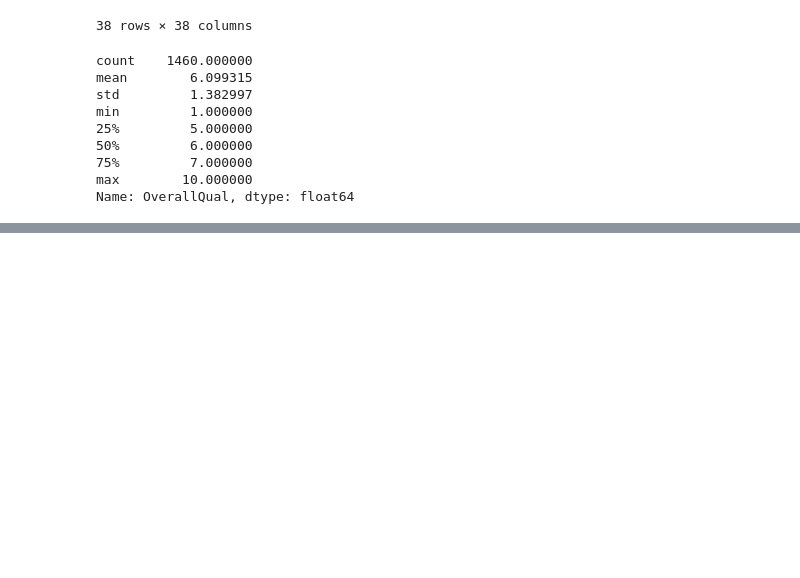
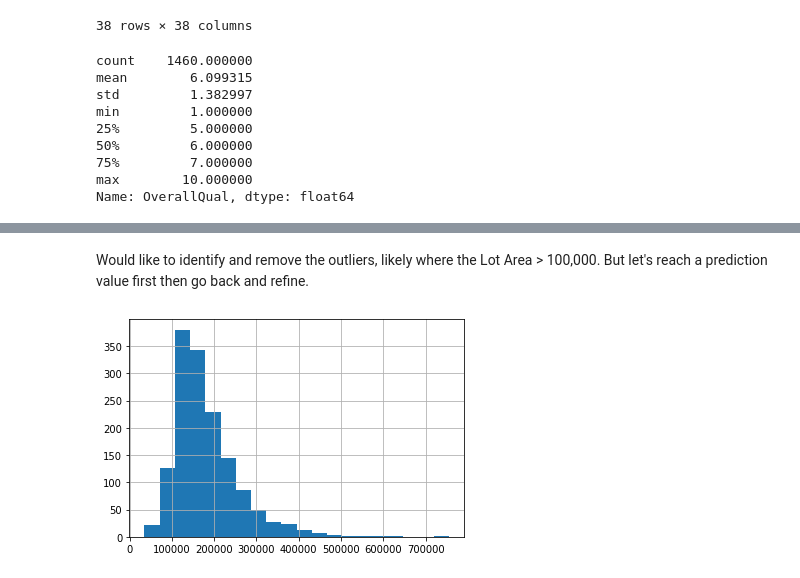
Before and after one commit to allenj813/DS-SYD-PT-24FEB, a Jupyter notebook: Projects/Mini Project 2 - Housing Prediction.ipynb, the cells around one changed output, grey strips where cells are left out. Drawn from its saved outputs; the diff is of its cells as text; code cells hidden in the pictures; blank space fills up the shorter version.

```diff
--- a/Projects/Mini Project 2 - Housing Prediction.ipynb
+++ b/Projects/Mini Project 2 - Housing Prediction.ipynb
@@ -166,0 +175,8 @@ draw_scatter_plot(house['SalePrice'], house['YrSold'])
+# %% [markdown]
+Would like to identify and remove the outliers, likely where the Lot Area > 100,000. But let's reach a prediction value first then go back and refine.
+# %%
+# Visualise distribution of price
+house['SalePrice'].hist(bins=20)
+plt.show()
+# %% [output]
+[figure, added]
```
Also changed, not shown: parts of 44 cells of this notebook, 5 other files.
